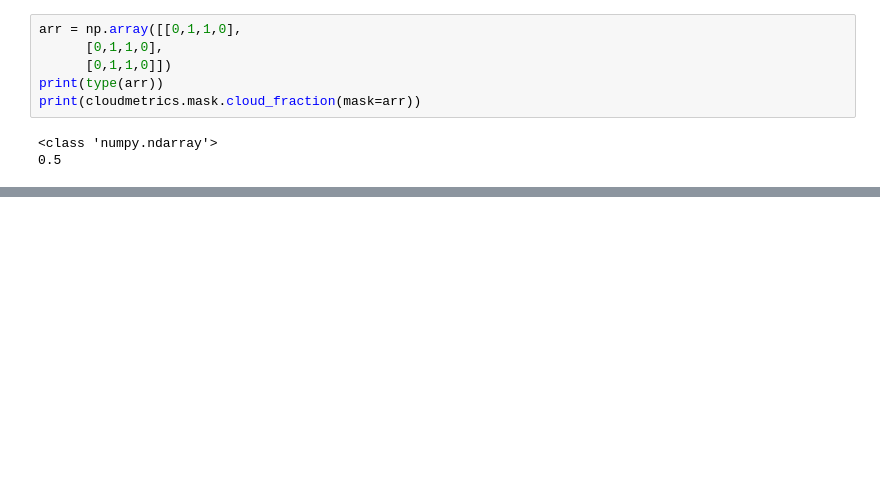
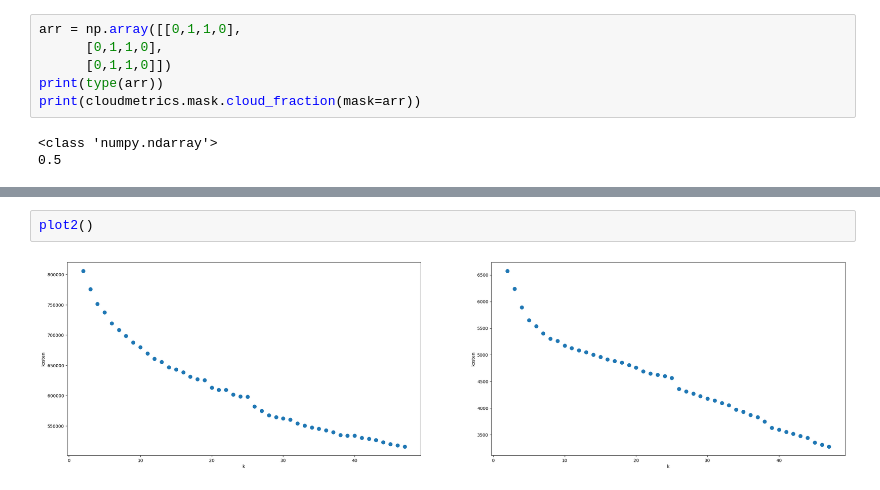
Before and after one commit to jlanger7/GraphDistanzmass, a Jupyter notebook: Cloudmetrics.ipynb, the cells around one changed output, grey strips where cells are left out. Saved outputs shown, nothing was run; the diff lists cells and outputs as text; blank space fills up the shorter version.

```diff
--- a/Cloudmetrics.ipynb
+++ b/Cloudmetrics.ipynb
@@ -44,0 +127,4 @@ orientation(mask, debug=False, periodic_domain=False)
+# %%
+plot2()
+# %% [output]
+[figure, added]
```
Also changed, not shown: parts of 14 cells of this notebook, 5 other files.
